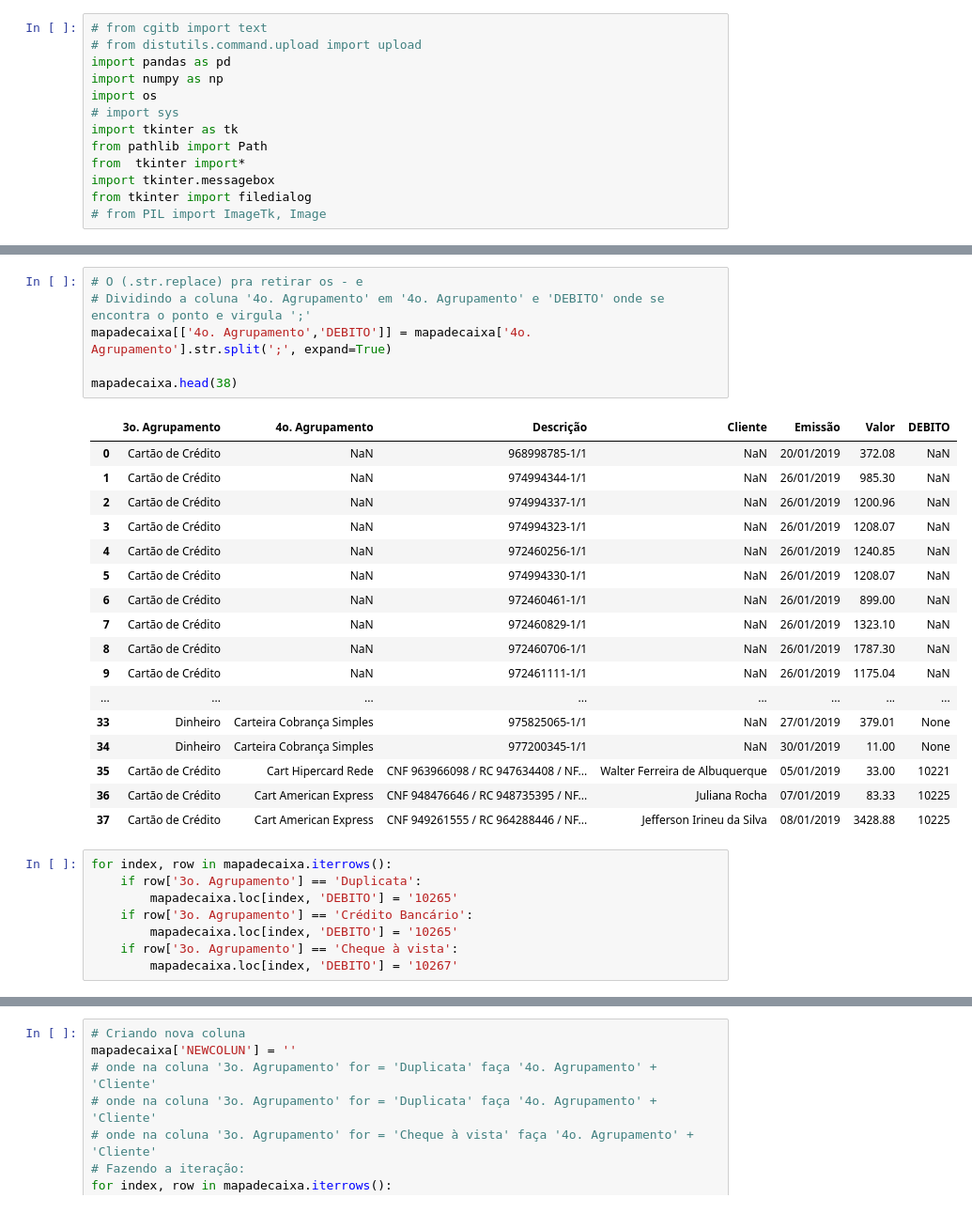
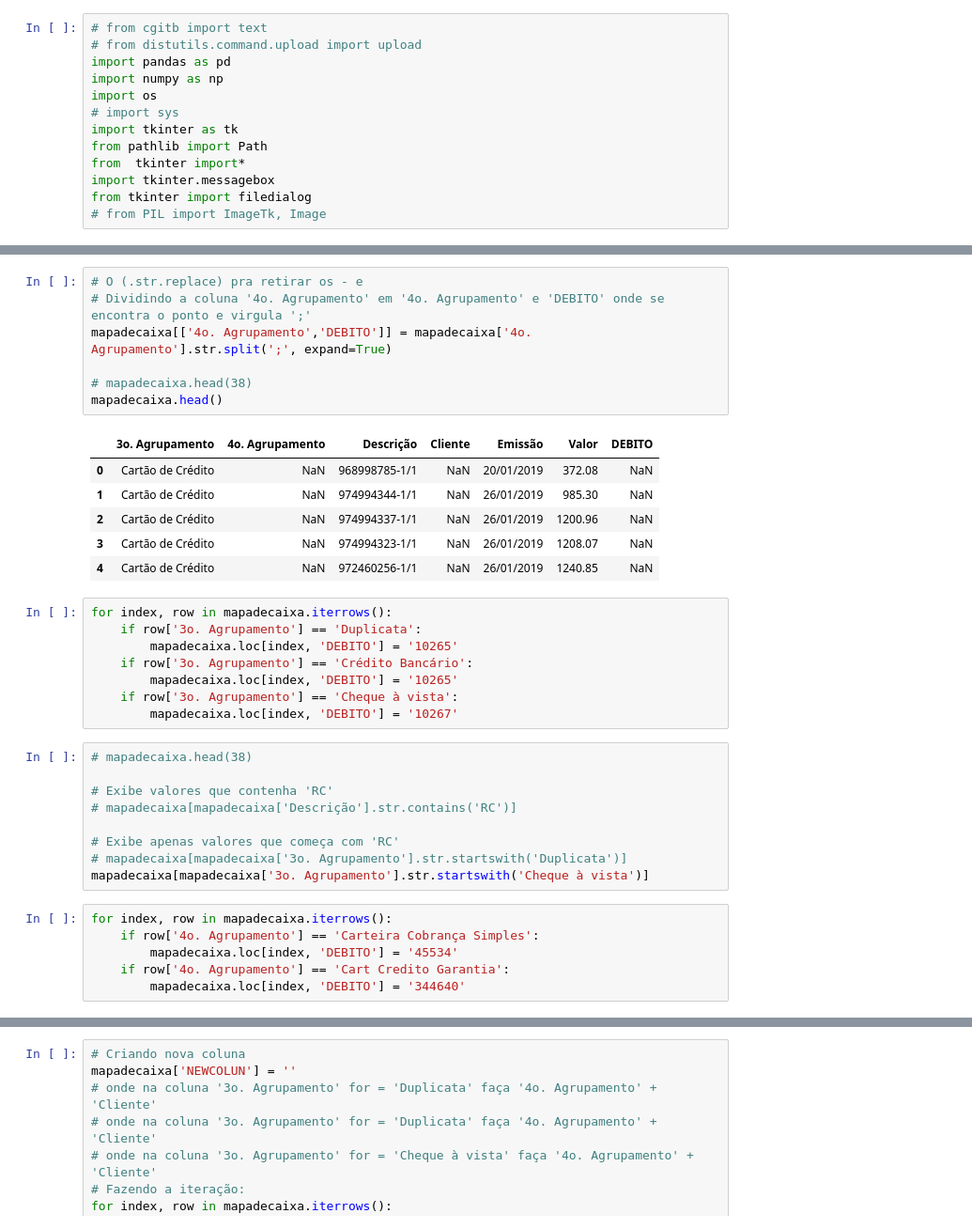
Before and after one commit to Miguellyto/csv---mapadecaixa, a Jupyter notebook: app2 copy.ipynb, the cells around one changed output, grey strips where cells are left out. Shown at 94% size. Saved outputs shown, nothing was run; the diff lists cells and outputs as text.

Commit message:
startswith e contains

```diff
--- a/app2 copy.ipynb
+++ b/app2 copy.ipynb
@@ -38,27 +27,17 @@ mapadecaixa.head(38) # O número indica a quantidade de linha que a ser exibida.
 # %%
 # O (.str.replace) pra retirar os - e
 # Dividindo a coluna '4o. Agrupamento' em '4o. Agrupamento' e 'DEBITO' onde se encontra o ponto e virgula ';'
 mapadecaixa[['4o. Agrupamento','DEBITO']] = mapadecaixa['4o. Agrupamento'].str.split(';', expand=True)
 
-mapadecaixa.head(38)
+# mapadecaixa.head(38)
+mapadecaixa.head()
 # %% [output]
 |  | 3o. Agrupamento | 4o. Agrupamento | Descrição | Cliente | Emissão | Valor | DEBITO |
 | 0 | Cartão de Crédito | NaN | 968998785-1/1 | NaN | 20/01/2019 | 372.08 | NaN |
 | 1 | Cartão de Crédito | NaN | 974994344-1/1 | NaN | 26/01/2019 | 985.30 | NaN |
 | 2 | Cartão de Crédito | NaN | 974994337-1/1 | NaN | 26/01/2019 | 1200.96 | NaN |
 | 3 | Cartão de Crédito | NaN | 974994323-1/1 | NaN | 26/01/2019 | 1208.07 | NaN |
 | 4 | Cartão de Crédito | NaN | 972460256-1/1 | NaN | 26/01/2019 | 1240.85 | NaN |
-| 5 | Cartão de Crédito | NaN | 974994330-1/1 | NaN | 26/01/2019 | 1208.07 | NaN |
-| 6 | Cartão de Crédito | NaN | 972460461-1/1 | NaN | 26/01/2019 | 899.00 | NaN |
-| 7 | Cartão de Crédito | NaN | 972460829-1/1 | NaN | 26/01/2019 | 1323.10 | NaN |
-| 8 | Cartão de Crédito | NaN | 972460706-1/1 | NaN | 26/01/2019 | 1787.30 | NaN |
-| 9 | Cartão de Crédito | NaN | 972461111-1/1 | NaN | 26/01/2019 | 1175.04 | NaN |
-| ... | ... | ... | ... | ... | ... | ... | ... |
-| 33 | Dinheiro | Carteira Cobrança Simples | 975825065-1/1 | NaN | 27/01/2019 | 379.01 | None |
-| 34 | Dinheiro | Carteira Cobrança Simples | 977200345-1/1 | NaN | 30/01/2019 | 11.00 | None |
-| 35 | Cartão de Crédito | Cart Hipercard Rede | CNF 963966098 / RC 947634408 / NF... | Walter Ferreira de Albuquerque | 05/01/2019 | 33.00 | 10221 |
-| 36 | Cartão de Crédito | Cart American Express | CNF 948476646 / RC 948735395 / NF... | Juliana Rocha | 07/01/2019 | 83.33 | 10225 |
-| 37 | Cartão de Crédito | Cart American Express | CNF 949261555 / RC 964288446 / NF... | Jefferson Irineu da Silva | 08/01/2019 | 3428.88 | 10225 |
 # %%
 for index, row in mapadecaixa.iterrows():
     if row['3o. Agrupamento'] == 'Duplicata':
@@ -67,5 +46,20 @@ for index, row in mapadecaixa.iterrows():
         mapadecaixa.loc[index, 'DEBITO'] = '10265'
     if row['3o. Agrupamento'] == 'Cheque à vista':
         mapadecaixa.loc[index, 'DEBITO'] = '10267'
+# %%
+# mapadecaixa.head(38)
+
+# Exibe valores que contenha 'RC'
+# mapadecaixa[mapadecaixa['Descrição'].str.contains('RC')]
+
+# Exibe apenas valores que começa com 'RC'
+# mapadecaixa[mapadecaixa['3o. Agrupamento'].str.startswith('Duplicata')]
+mapadecaixa[mapadecaixa['3o. Agrupamento'].str.startswith('Cheque à vista')]
+# %%
+for index, row in mapadecaixa.iterrows():
+    if row['4o. Agrupamento'] == 'Carteira Cobrança Simples':
+        mapadecaixa.loc[index, 'DEBITO'] = '45534'
+    if row['4o. Agrupamento'] == 'Cart Credito Garantia':
+        mapadecaixa.loc[index, 'DEBITO'] = '344640'
 # %%
 mapadecaixa.head(38)
```
Also changed, not shown: parts of 13 cells of this notebook, 1 other file.
